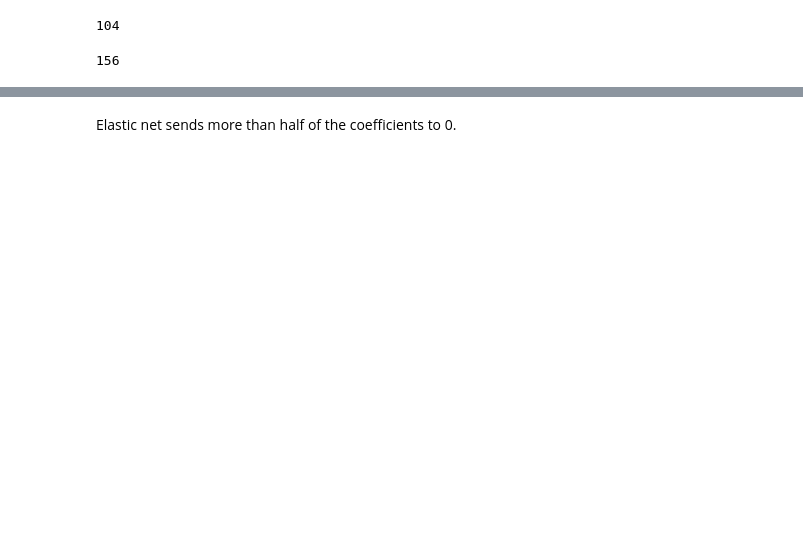
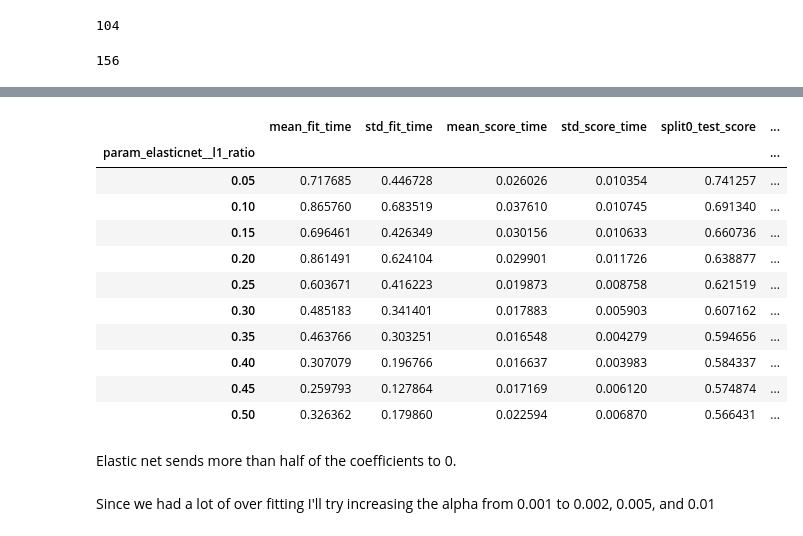
Before and after one commit to stevenlw-porpoise/Ames-Housing-Predictions, a Jupyter notebook: lr_model.ipynb, the cells around one changed output, grey strips where cells are left out. Cells and saved outputs as stored; diff of their text form; code cells hidden in the pictures; blank space fills up the shorter version.

```diff
--- a/lr_model.ipynb
+++ b/lr_model.ipynb
@@ -409,2 +478,19 @@ mean_squared_error(y, squares_elastic_net_log.predict(X_all), squared = False)
+# %%
+cv_results.groupby(by = 'param_elasticnet__l1_ratio').mean()
+# %% [output]
+|  | mean_fit_time | std_fit_time | mean_score_time | std_score_time | split0_test_score | ... |
+| param_elasticnet__l1_ratio |  |  |  |  |  | ... |
+| 0.05 | 0.717685 | 0.446728 | 0.026026 | 0.010354 | 0.741257 | ... |
+| 0.10 | 0.865760 | 0.683519 | 0.037610 | 0.010745 | 0.691340 | ... |
+| 0.15 | 0.696461 | 0.426349 | 0.030156 | 0.010633 | 0.660736 | ... |
+| 0.20 | 0.861491 | 0.624104 | 0.029901 | 0.011726 | 0.638877 | ... |
+| 0.25 | 0.603671 | 0.416223 | 0.019873 | 0.008758 | 0.621519 | ... |
+| 0.30 | 0.485183 | 0.341401 | 0.017883 | 0.005903 | 0.607162 | ... |
+| 0.35 | 0.463766 | 0.303251 | 0.016548 | 0.004279 | 0.594656 | ... |
+| 0.40 | 0.307079 | 0.196766 | 0.016637 | 0.003983 | 0.584337 | ... |
+| 0.45 | 0.259793 | 0.127864 | 0.017169 | 0.006120 | 0.574874 | ... |
+| 0.50 | 0.326362 | 0.179860 | 0.022594 | 0.006870 | 0.566431 | ... |
 # %% [markdown]
 Elastic net sends more than half of the coefficients to 0.
+# %% [markdown]
+Since we had a lot of over fitting I'll try increasing the alpha from 0.001 to 0.002, 0.005, and 0.01
```
Also changed, not shown: parts of 35 cells of this notebook.
